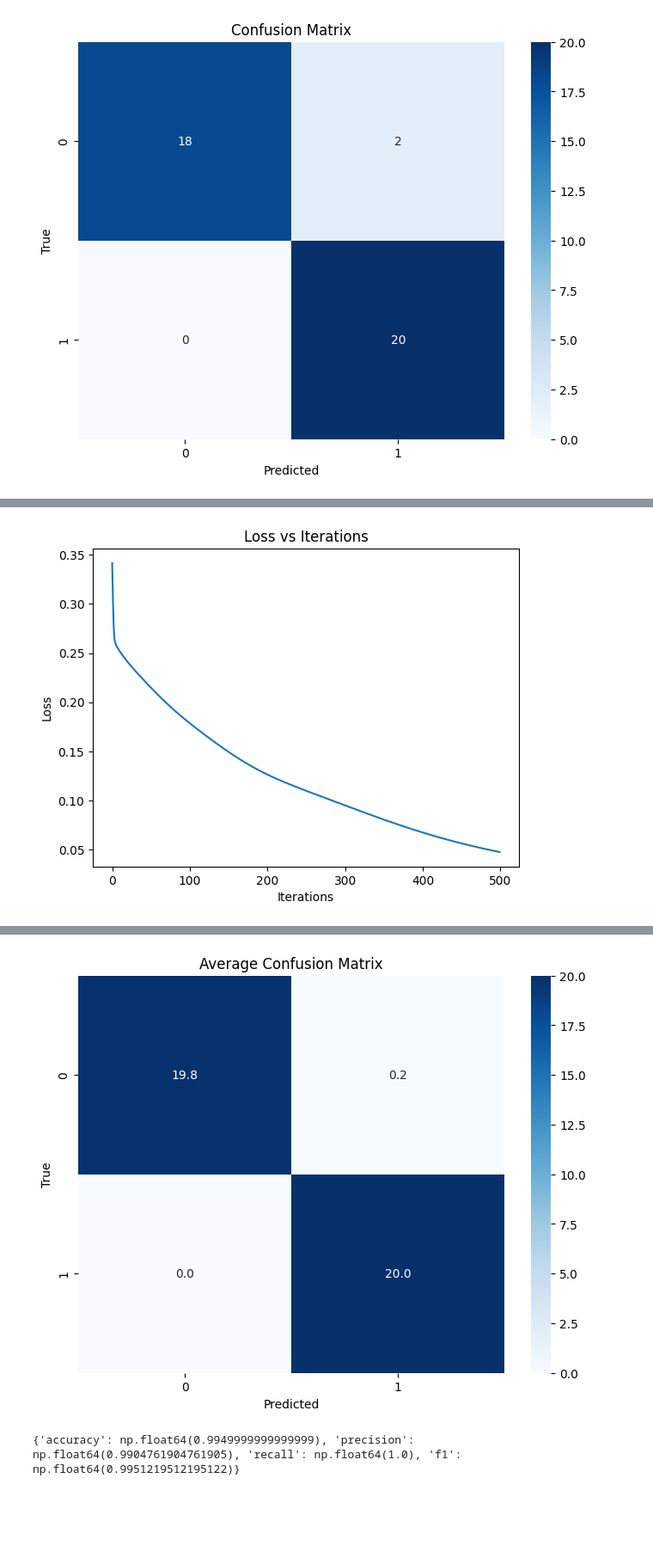
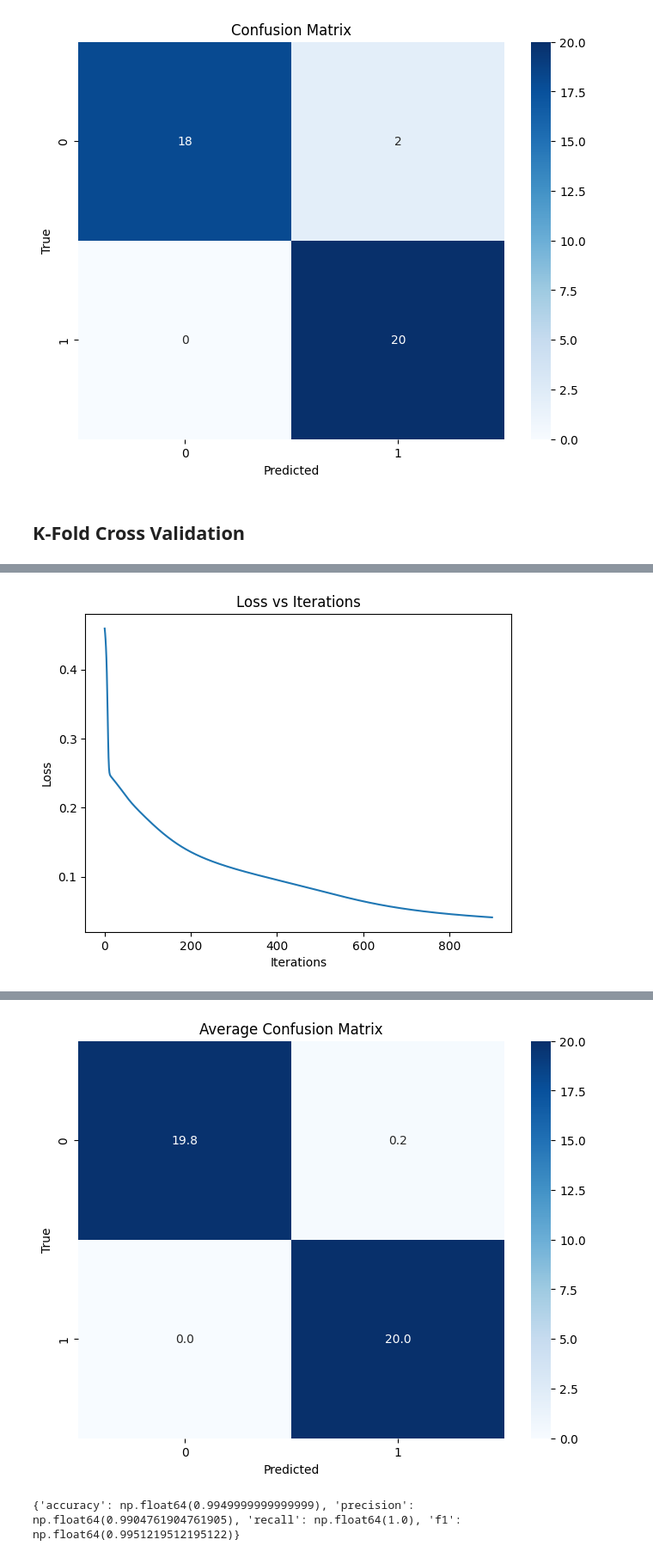
Before and after one commit to Uttam-Mahata/Soft_Computing, a Jupyter notebook: Assignment5/7-segment-digit.ipynb, the cells around one changed output, grey strips where cells are left out. Shown at 86% size. Drawn from its saved outputs; the diff is of its cells as text; code cells hidden in the pictures; blank space fills up the shorter version.

```diff
--- a/Assignment5/7-segment-digit.ipynb
+++ b/Assignment5/7-segment-digit.ipynb
@@ -291,6 +291,8 @@ Epoch 400, Loss: 0.1050
 [figure]
 {'accuracy': 0.95, 'precision': np.float64(0.9090909090909091), 'recall': np.float64(1.0), 'f1': np.float64(0.9523809523809523)}
 [figure]
+# %% [markdown]
+## K-Fold Cross Validation
 # %%
 import numpy as np
 import pandas as pd
@@ -369,7 +371,7 @@ hidden1_size = 10
 hidden2_size = 10
 output_size = 1
 learning_rate = 0.01
-epochs = 500
+epochs = 900
 
 # Initialize and train the neural network
 nn = NeuralNetwork(input_size, hidden1_size, hidden2_size, output_size, learning_rate)
@@ -426 +432 @@ Epoch 400, Loss: 0.06734364645841881
-[figure, old version]
+[figure, new version]
```
Also changed, not shown: parts of 1 cell of this notebook.
